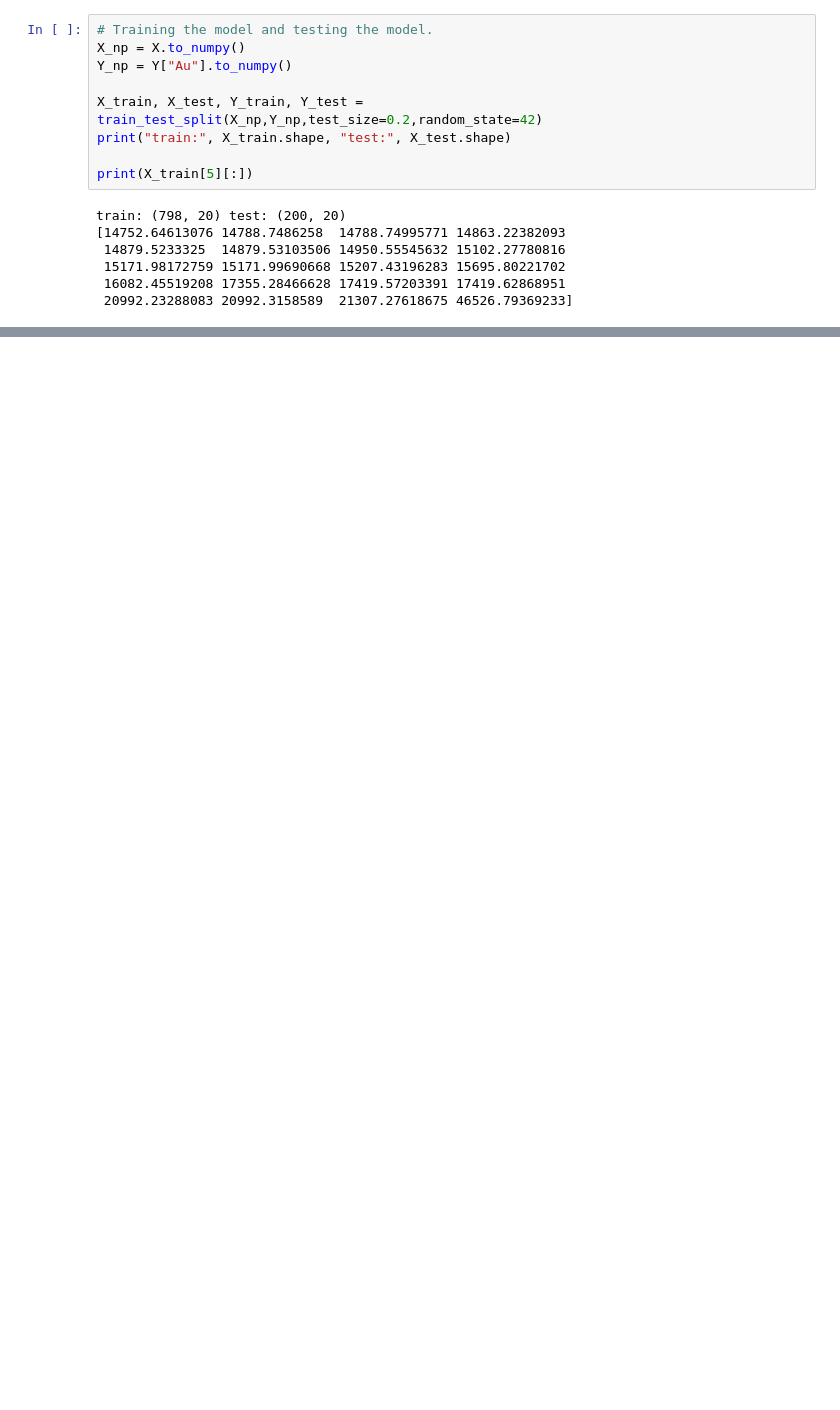
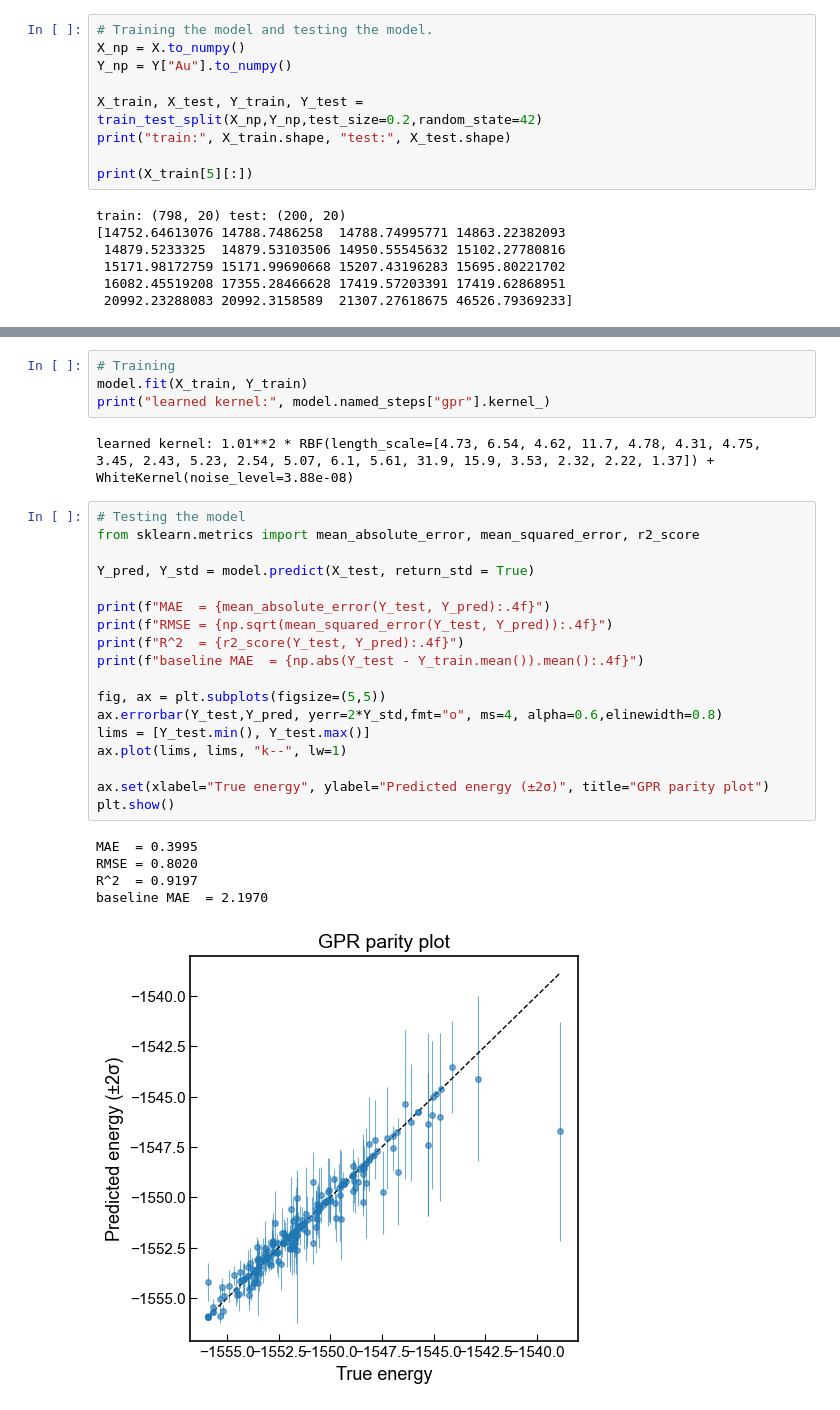
Before and after one commit to MateoLondono97/Au-Cluster-ML, a Jupyter notebook: Gauss_reg.ipynb, the cells around one changed output, grey strips where cells are left out. Cells and saved outputs as stored; diff of their text form; blank space fills up the shorter version.

Commit message:
training

```diff
--- a/Gauss_reg.ipynb
+++ b/Gauss_reg.ipynb
@@ -214,0 +213,30 @@ NotFittedError: This StandardScaler instance is not fitted yet. Call 'fit' with
+# %%
+# Training
+model.fit(X_train, Y_train)
+print("learned kernel:", model.named_steps["gpr"].kernel_)
+# %% [output]
+learned kernel: 1.01**2 * RBF(length_scale=[4.73, 6.54, 4.62, 11.7, 4.78, 4.31, 4.75, 3.45, 2.43, 5.23, 2.54, 5.07, 6.1, 5.61, 31.9, 15.9, 3.53, 2.32, 2.22, 1.37]) + WhiteKernel(noise_level=3.88e-08)
+# %%
+# Testing the model
+from sklearn.metrics import mean_absolute_error, mean_squared_error, r2_score
+
+Y_pred, Y_std = model.predict(X_test, return_std = True)
+
+print(f"MAE  = {mean_absolute_error(Y_test, Y_pred):.4f}")
+print(f"RMSE = {np.sqrt(mean_squared_error(Y_test, Y_pred)):.4f}")
+print(f"R^2  = {r2_score(Y_test, Y_pred):.4f}")
+print(f"baseline MAE  = {np.abs(Y_test - Y_train.mean()).mean():.4f}")
+
+fig, ax = plt.subplots(figsize=(5,5))
+ax.errorbar(Y_test,Y_pred, yerr=2*Y_std,fmt="o", ms=4, alpha=0.6,elinewidth=0.8)
+lims = [Y_test.min(), Y_test.max()]
+ax.plot(lims, lims, "k--", lw=1)
+
+ax.set(xlabel="True energy", ylabel="Predicted energy (±2σ)", title="GPR parity plot")
+plt.show()
+# %% [output]
+MAE  = 0.3995
+RMSE = 0.8020
+R^2  = 0.9197
+baseline MAE  = 2.1970
+[figure, added]
```
Also changed, not shown: parts of 7 cells of this notebook.
